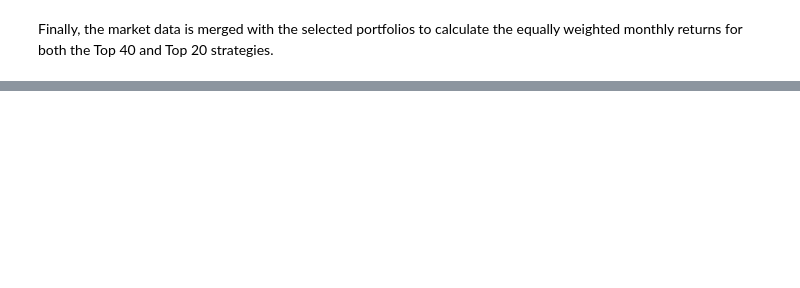
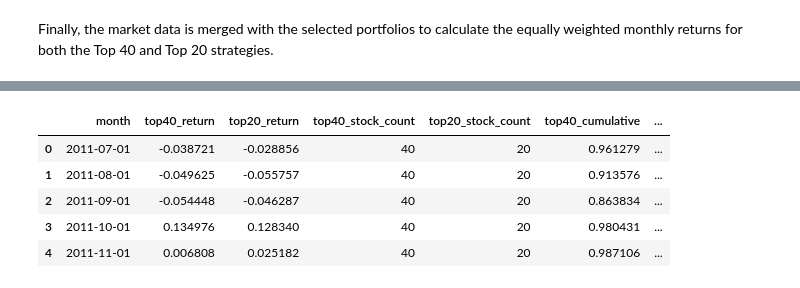
Before and after one commit to nekumonokat/ACCT655_AVI_Project, a Jupyter notebook: analysis.ipynb, the cells around one changed output, grey strips where cells are left out. Cells and saved outputs as stored; diff of their text form; code cells hidden in the pictures; blank space fills up the shorter version.

```diff
--- a/analysis.ipynb
+++ b/analysis.ipynb
@@ -1041,0 +1052,16 @@ Portfolio returns with stock counts:
+# %%
+# ------------------------------------------------------------
+# 10.1 Load portfolio monthly returns + Display summary statistics
+# ------------------------------------------------------------
+
+portfolio_returns = pd.read_csv("data/top40_top20_monthly_portfolio_returns.csv")
+portfolio_returns["month"] = pd.to_datetime(portfolio_returns["month"])
+portfolio_returns = portfolio_returns.sort_values("month").copy()
+print("Combined Top 40 and Top 20 monthly portfolio returns:")
+print(portfolio_returns.head())
+
+print("\nSummary statistics of portfolio returns:")
+print("Portfolio returns shape:", portfolio_returns.shape)
+print("Columns:", portfolio_returns.columns.tolist())
+print("Date range:", portfolio_returns["month"].min(), "to", portfolio_returns["month"].max())
+portfolio_returns[["top40_return", "top20_return"]].describe()
@@ -1041,0 +1196,20 @@ Portfolio returns with stock counts:
+# %%
+# ------------------------------------------------------------
+# 10.5 Create cumulative return series
+# ------------------------------------------------------------
+
+portfolio_returns["top40_cumulative"] = (
+    1 + portfolio_returns["top40_return"]
+).cumprod()
+portfolio_returns["top20_cumulative"] = (
+    1 + portfolio_returns["top20_return"]
+).cumprod()
+
+portfolio_returns.head()
+# %% [output]
+|  | month | top40_return | top20_return | top40_stock_count | top20_stock_count | top40_cumulative | ... |
+| 0 | 2011-07-01 | -0.038721 | -0.028856 | 40 | 20 | 0.961279 | ... |
+| 1 | 2011-08-01 | -0.049625 | -0.055757 | 40 | 20 | 0.913576 | ... |
+| 2 | 2011-09-01 | -0.054448 | -0.046287 | 40 | 20 | 0.863834 | ... |
+| 3 | 2011-10-01 | 0.134976 | 0.128340 | 40 | 20 | 0.980431 | ... |
+| 4 | 2011-11-01 | 0.006808 | 0.025182 | 40 | 20 | 0.987106 | ... |
```
Also changed, not shown: parts of 17 cells of this notebook.
